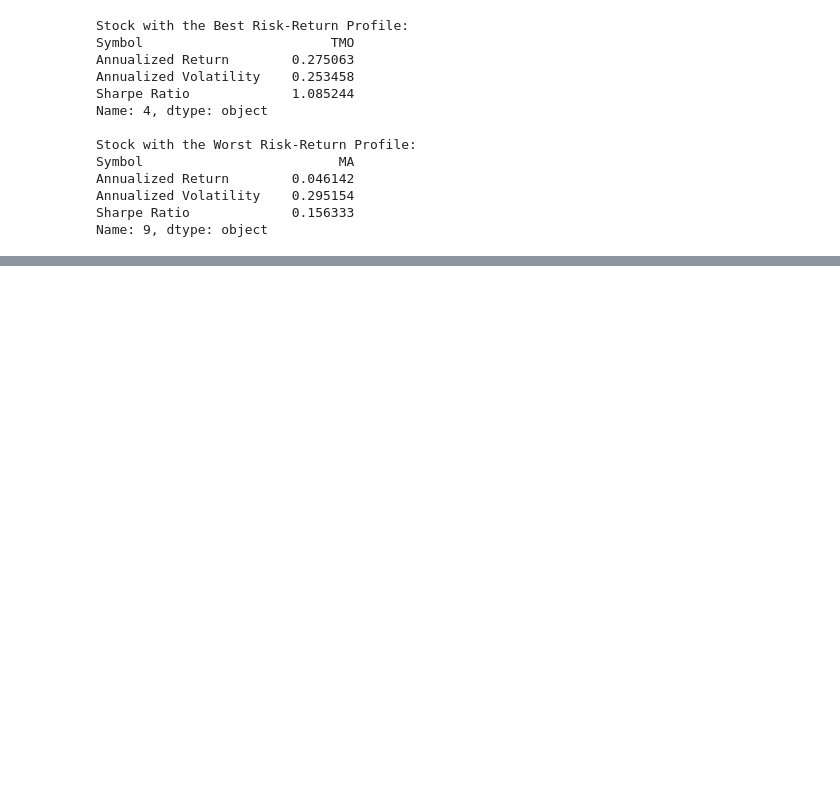
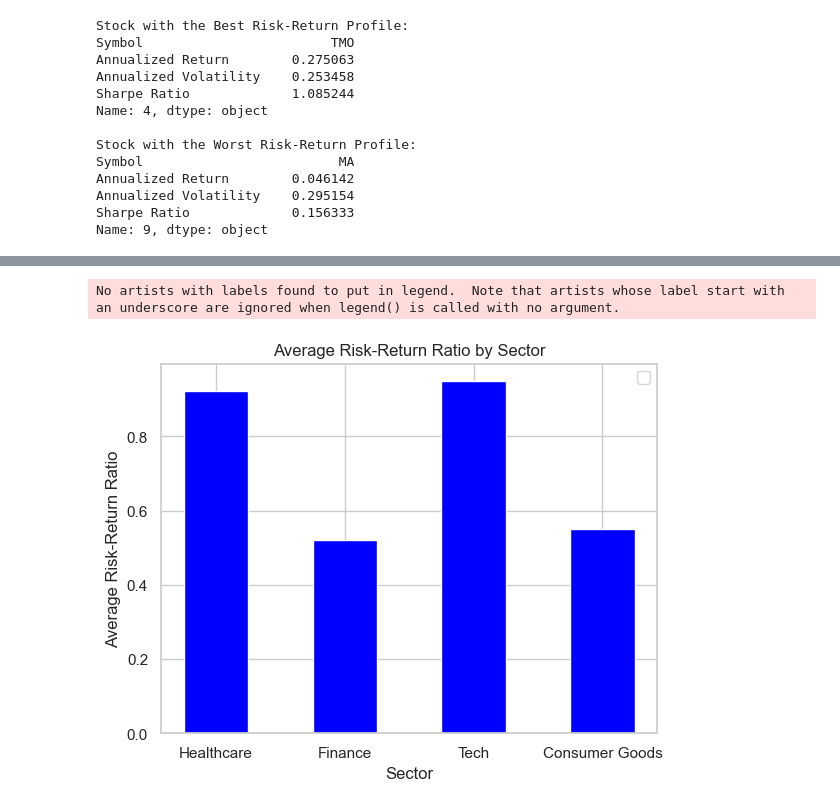
Before and after one commit to Akib-Raihan-4/Trading_With_Python, a Jupyter notebook: assignments/Assignment_1.ipynb, the cells around one changed output, grey strips where cells are left out. Saved outputs shown, nothing was run; the diff lists cells and outputs as text; code cells hidden in the pictures; blank space fills up the shorter version.

```diff
--- a/assignments/Assignment_1.ipynb
+++ b/assignments/Assignment_1.ipynb
@@ -195,0 +239,18 @@ Name: 9, dtype: object
+# %%
+sector_data['Average Risk-Return Ratio'] = sector_data['Average Annualized Return'] / sector_data['Average Annualized Volatility']
+
+bar_width = 0.5
+index = np.arange(len(sector_data['Sector']))
+
+plt.bar(index, sector_data['Average Risk-Return Ratio'], bar_width, color='blue')
+
+plt.xlabel('Sector')
+plt.ylabel('Average Risk-Return Ratio')
+plt.title('Average Risk-Return Ratio by Sector')
+plt.xticks(index, sector_data['Sector'])
+plt.legend()
+
+plt.show()
+# %% [output]
+No artists with labels found to put in legend.  Note that artists whose label start with an underscore are ignored when legend() is called with no argument.
+[figure, added]
```
Also changed, not shown: parts of 8 cells of this notebook.
